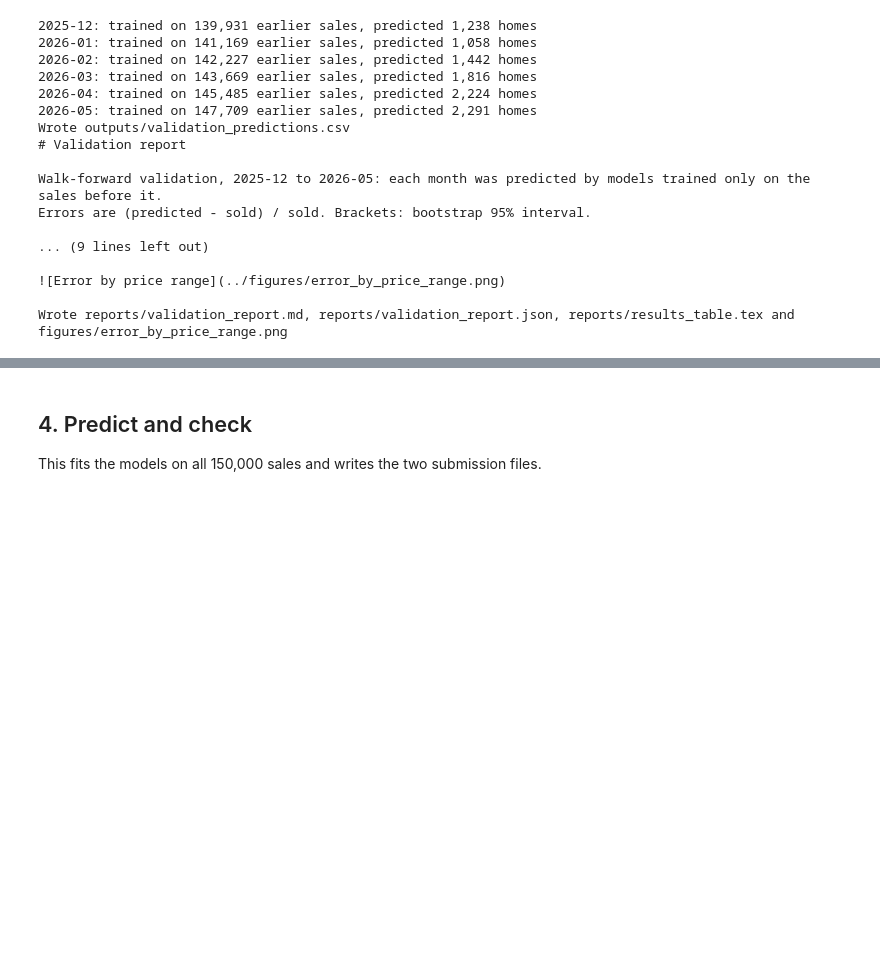
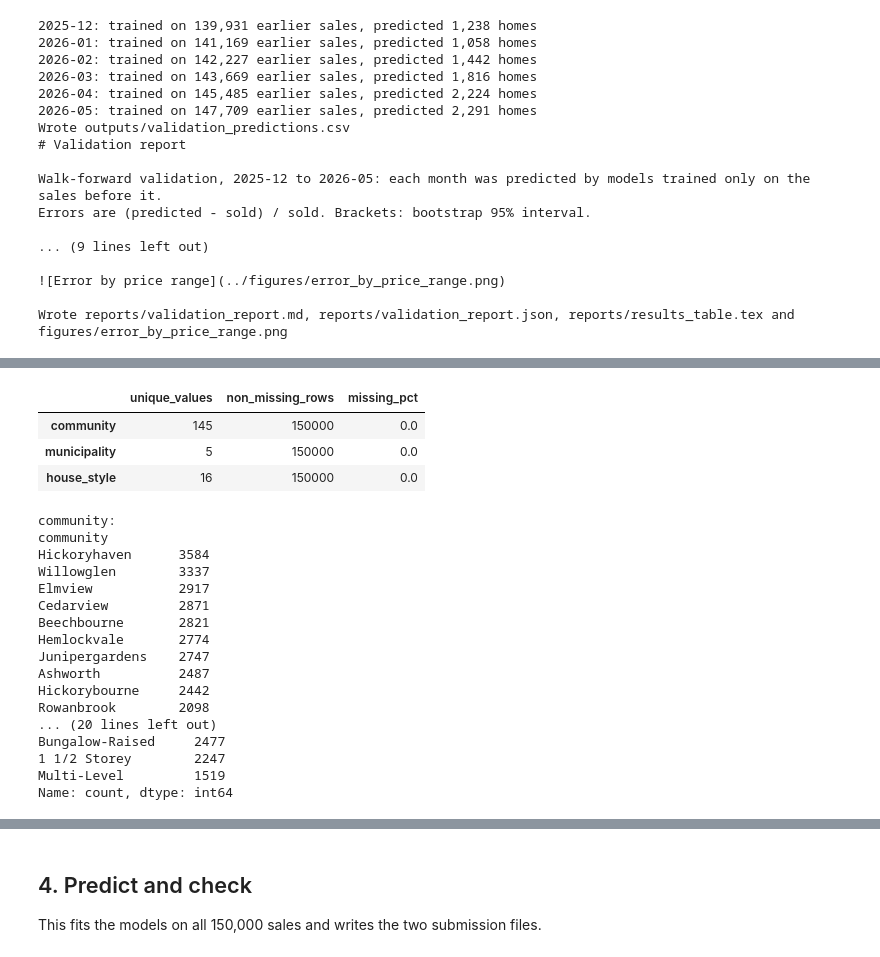
Before and after one commit to Stephanie-622/SSU-Data-Dash, a Jupyter notebook: notebooks/team_experiments.ipynb, the cells around one changed output, grey strips where cells are left out. Saved outputs shown, nothing was run; the diff lists cells and outputs as text; code cells hidden in the pictures; blank space fills up the shorter version.

```diff
--- a/notebooks/team_experiments.ipynb
+++ b/notebooks/team_experiments.ipynb
@@ -202,0 +269,36 @@ files.download(archive)
+# %%
+columns = ["community", "municipality", "house_style"]
+
+summary = listings[columns].agg(["nunique", "count"]).T
+summary.columns = ["unique_values", "non_missing_rows"]
+summary["missing_pct"] = (
+    listings[columns].isna().mean() * 100
+).round(2)
+
+display(summary)
+
+for column in columns:
+    print(f"\n{column}:")
+    print(listings[column].value_counts(dropna=False).head(10))
+# %% [output]
+|  | unique_values | non_missing_rows | missing_pct |
+| community | 145 | 150000 | 0.0 |
+| municipality | 5 | 150000 | 0.0 |
+| house_style | 16 | 150000 | 0.0 |
+community:
+community
+Hickoryhaven      3584
+Willowglen        3337
+Elmview           2917
+Cedarview         2871
+Beechbourne       2821
+Hemlockvale       2774
+Junipergardens    2747
+Ashworth          2487
+Hickorybourne     2442
+Rowanbrook        2098
+... (20 lines left out)
+Bungalow-Raised     2477
+1 1/2 Storey        2247
+Multi-Level         1519
+Name: count, dtype: int64
```
Also changed, not shown: parts of 7 cells of this notebook.
